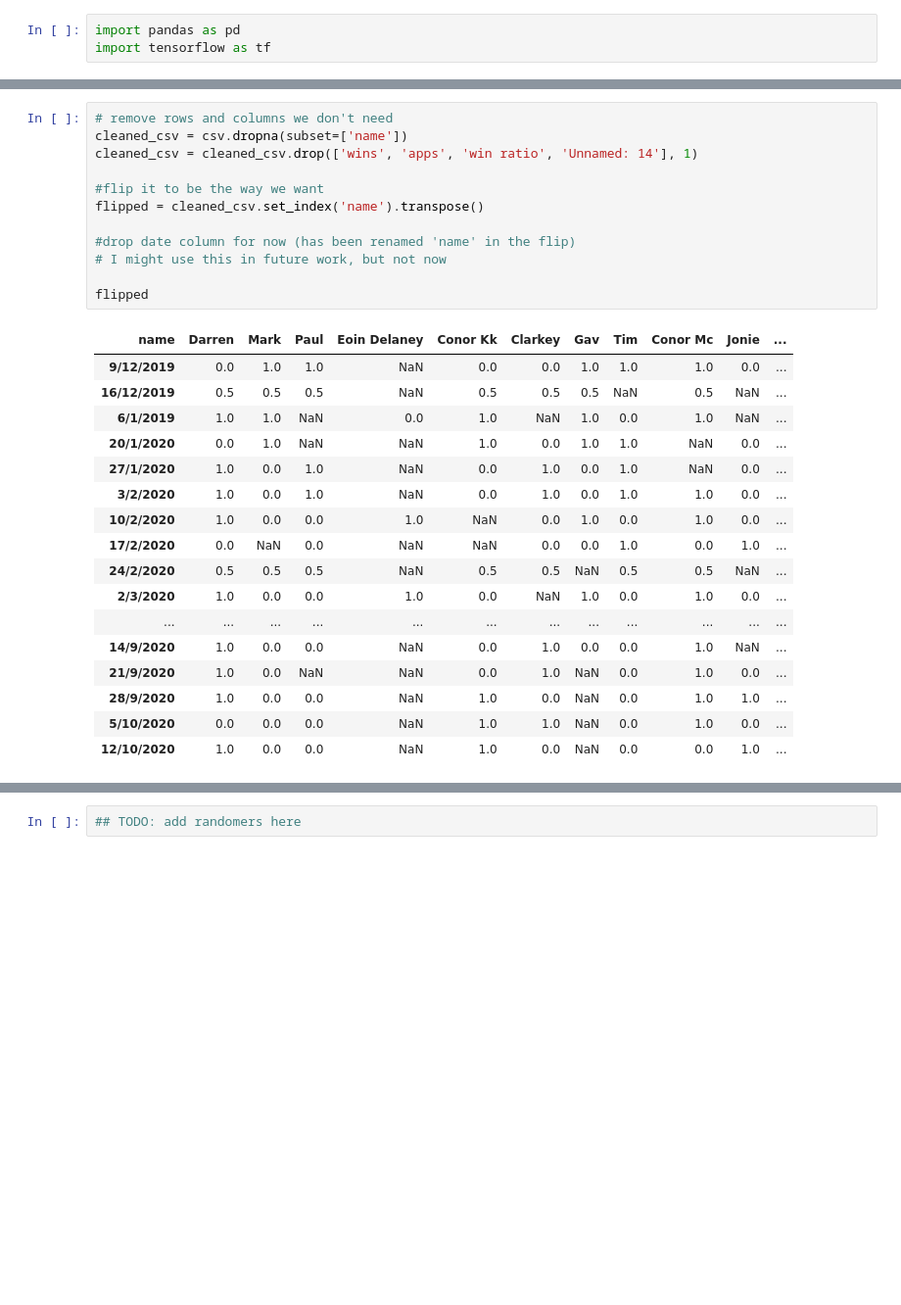
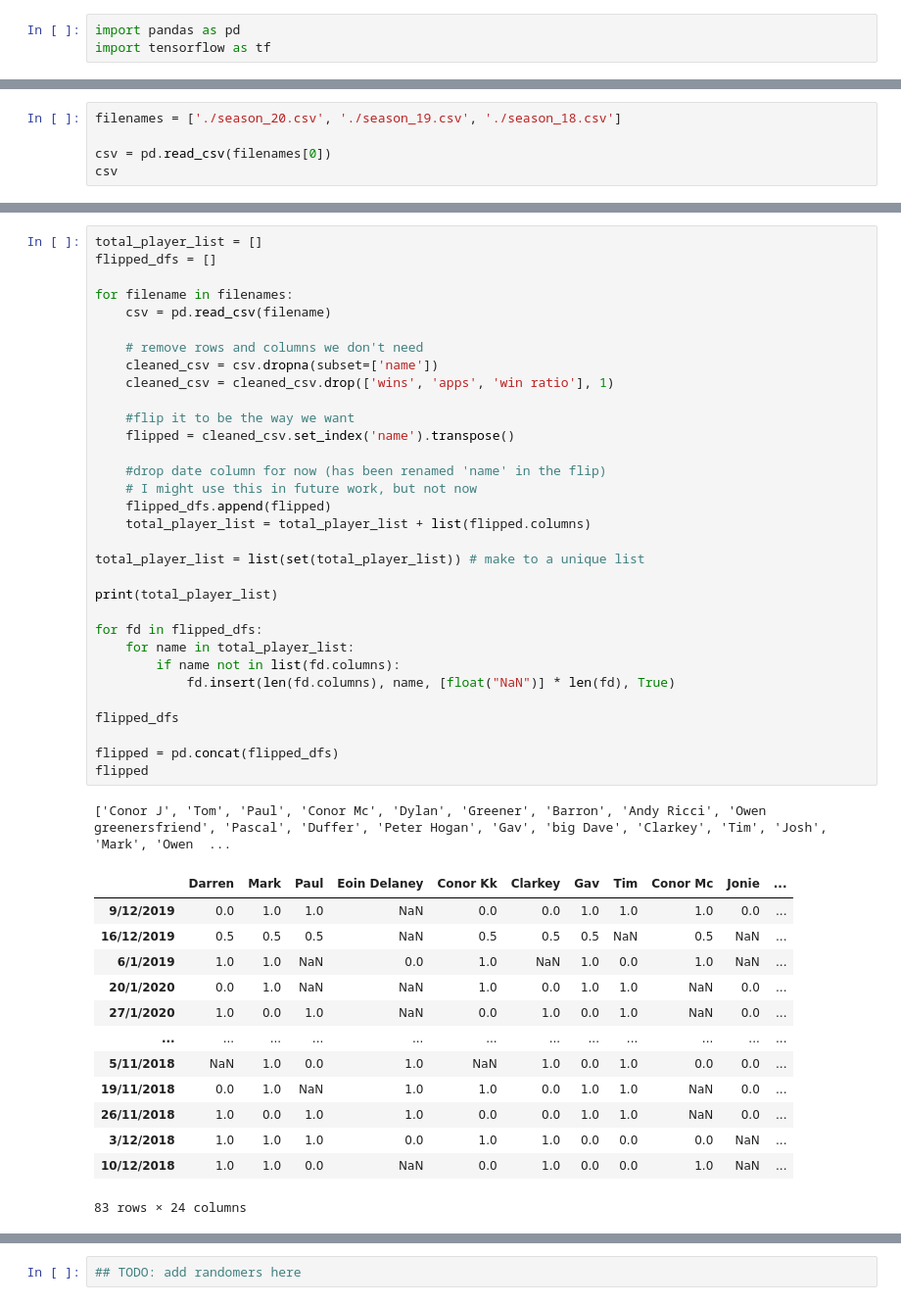
Before and after one commit to paulharte/football_team_picker, a Jupyter notebook: football_team_picker.ipynb, the cells around one changed output, grey strips where cells are left out. Shown: that part at 98% size. Cells and saved outputs as stored; diff of their text form; blank space fills up the shorter version.

Commit message:
3 seasons! Also tests and more

```diff
--- a/football_team_picker.ipynb
+++ b/football_team_picker.ipynb
@@ -27,0 +4,5 @@ csv.drop(['wins', 'apps', 'win ratio'], 1)
+# %%
+filenames = ['./season_20.csv', './season_19.csv', './season_18.csv']
+
+csv = pd.read_csv(filenames[0])
+csv
@@ -28,33 +28,50 @@ csv.drop(['wins', 'apps', 'win ratio'], 1)
 # %%
-# remove rows and columns we don't need
-cleaned_csv = csv.dropna(subset=['name'])
-cleaned_csv = cleaned_csv.drop(['wins', 'apps', 'win ratio', 'Unnamed: 14'], 1)
+total_player_list = []
+flipped_dfs = []
 
-#flip it to be the way we want
-flipped = cleaned_csv.set_index('name').transpose()
+for filename in filenames:
+    csv = pd.read_csv(filename)
 
-#drop date column for now (has been renamed 'name' in the flip)
-# I might use this in future work, but not now
+    # remove rows and columns we don't need
+    cleaned_csv = csv.dropna(subset=['name'])
+    cleaned_csv = cleaned_csv.drop(['wins', 'apps', 'win ratio'], 1)
 
+    #flip it to be the way we want
+    flipped = cleaned_csv.set_index('name').transpose()
+
+    #drop date column for now (has been renamed 'name' in the flip)
+    # I might use this in future work, but not now
+    flipped_dfs.append(flipped)
+    total_player_list = total_player_list + list(flipped.columns)
+
+total_player_list = list(set(total_player_list)) # make to a unique list
+
+print(total_player_list)
+
+for fd in flipped_dfs:
+    for name in total_player_list:
+        if name not in list(fd.columns):
+            fd.insert(len(fd.columns), name, [float("NaN")] * len(fd), True)
+
+flipped_dfs
+
+flipped = pd.concat(flipped_dfs)
 flipped
 # %% [output]
+['Conor J', 'Tom', 'Paul', 'Conor Mc', 'Dylan', 'Greener', 'Barron', 'Andy Ricci', 'Owen greenersfriend', 'Pascal', 'Duffer', 'Peter Hogan', 'Gav', 'big Dave', 'Clarkey', 'Tim', 'Josh', 'Mark', 'Owen  ...
-| name | Darren | Mark | Paul | Eoin Delaney | Conor Kk | Clarkey | Gav | Tim | Conor Mc | Jonie | ... |
+|  | Darren | Mark | Paul | Eoin Delaney | Conor Kk | Clarkey | Gav | Tim | Conor Mc | Jonie | ... |
 | 9/12/2019 | 0.0 | 1.0 | 1.0 | NaN | 0.0 | 0.0 | 1.0 | 1.0 | 1.0 | 0.0 | ... |
 | 16/12/2019 | 0.5 | 0.5 | 0.5 | NaN | 0.5 | 0.5 | 0.5 | NaN | 0.5 | NaN | ... |
 | 6/1/2019 | 1.0 | 1.0 | NaN | 0.0 | 1.0 | NaN | 1.0 | 0.0 | 1.0 | NaN | ... |
 | 20/1/2020 | 0.0 | 1.0 | NaN | NaN | 1.0 | 0.0 | 1.0 | 1.0 | NaN | 0.0 | ... |
 | 27/1/2020 | 1.0 | 0.0 | 1.0 | NaN | 0.0 | 1.0 | 0.0 | 1.0 | NaN | 0.0 | ... |
-| 3/2/2020 | 1.0 | 0.0 | 1.0 | NaN | 0.0 | 1.0 | 0.0 | 1.0 | 1.0 | 0.0 | ... |
-| 10/2/2020 | 1.0 | 0.0 | 0.0 | 1.0 | NaN | 0.0 | 1.0 | 0.0 | 1.0 | 0.0 | ... |
-| 17/2/2020 | 0.0 | NaN | 0.0 | NaN | NaN | 0.0 | 0.0 | 1.0 | 0.0 | 1.0 | ... |
-| 24/2/2020 | 0.5 | 0.5 | 0.5 | NaN | 0.5 | 0.5 | NaN | 0.5 | 0.5 | NaN | ... |
-| 2/3/2020 | 1.0 | 0.0 | 0.0 | 1.0 | 0.0 | NaN | 1.0 | 0.0 | 1.0 | 0.0 | ... |
 | ... | ... | ... | ... | ... | ... | ... | ... | ... | ... | ... | ... |
-| 14/9/2020 | 1.0 | 0.0 | 0.0 | NaN | 0.0 | 1.0 | 0.0 | 0.0 | 1.0 | NaN | ... |
-| 21/9/2020 | 1.0 | 0.0 | NaN | NaN | 0.0 | 1.0 | NaN | 0.0 | 1.0 | 0.0 | ... |
-| 28/9/2020 | 1.0 | 0.0 | 0.0 | NaN | 1.0 | 0.0 | NaN | 0.0 | 1.0 | 1.0 | ... |
-| 5/10/2020 | 0.0 | 0.0 | 0.0 | NaN | 1.0 | 1.0 | NaN | 0.0 | 1.0 | 0.0 | ... |
-| 12/10/2020 | 1.0 | 0.0 | 0.0 | NaN | 1.0 | 0.0 | NaN | 0.0 | 0.0 | 1.0 | ... |
+| 5/11/2018 | NaN | 1.0 | 0.0 | 1.0 | NaN | 1.0 | 0.0 | 1.0 | 0.0 | 0.0 | ... |
+| 19/11/2018 | 0.0 | 1.0 | NaN | 1.0 | 1.0 | 0.0 | 1.0 | 1.0 | NaN | 0.0 | ... |
+| 26/11/2018 | 1.0 | 0.0 | 1.0 | 1.0 | 0.0 | 0.0 | 1.0 | 1.0 | NaN | 0.0 | ... |
+| 3/12/2018 | 1.0 | 1.0 | 1.0 | 0.0 | 1.0 | 1.0 | 0.0 | 0.0 | 0.0 | NaN | ... |
+| 10/12/2018 | 1.0 | 1.0 | 0.0 | NaN | 0.0 | 1.0 | 0.0 | 0.0 | 1.0 | NaN | ... |
+83 rows × 24 columns
 # %%
 player_names = list(flipped.columns)
 player_names
```
Also changed, not shown: parts of 15 cells of this notebook, 7 other files.
